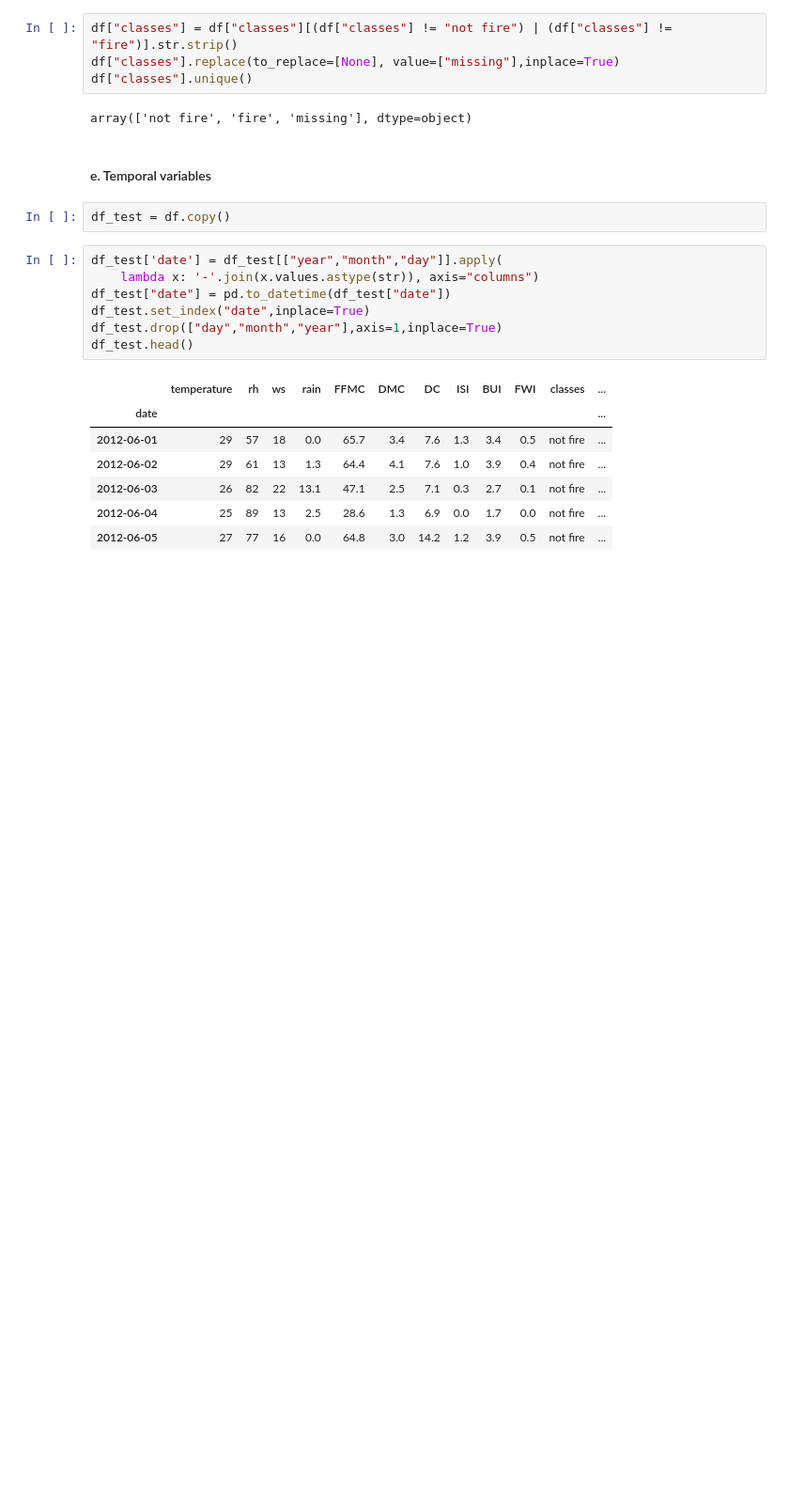
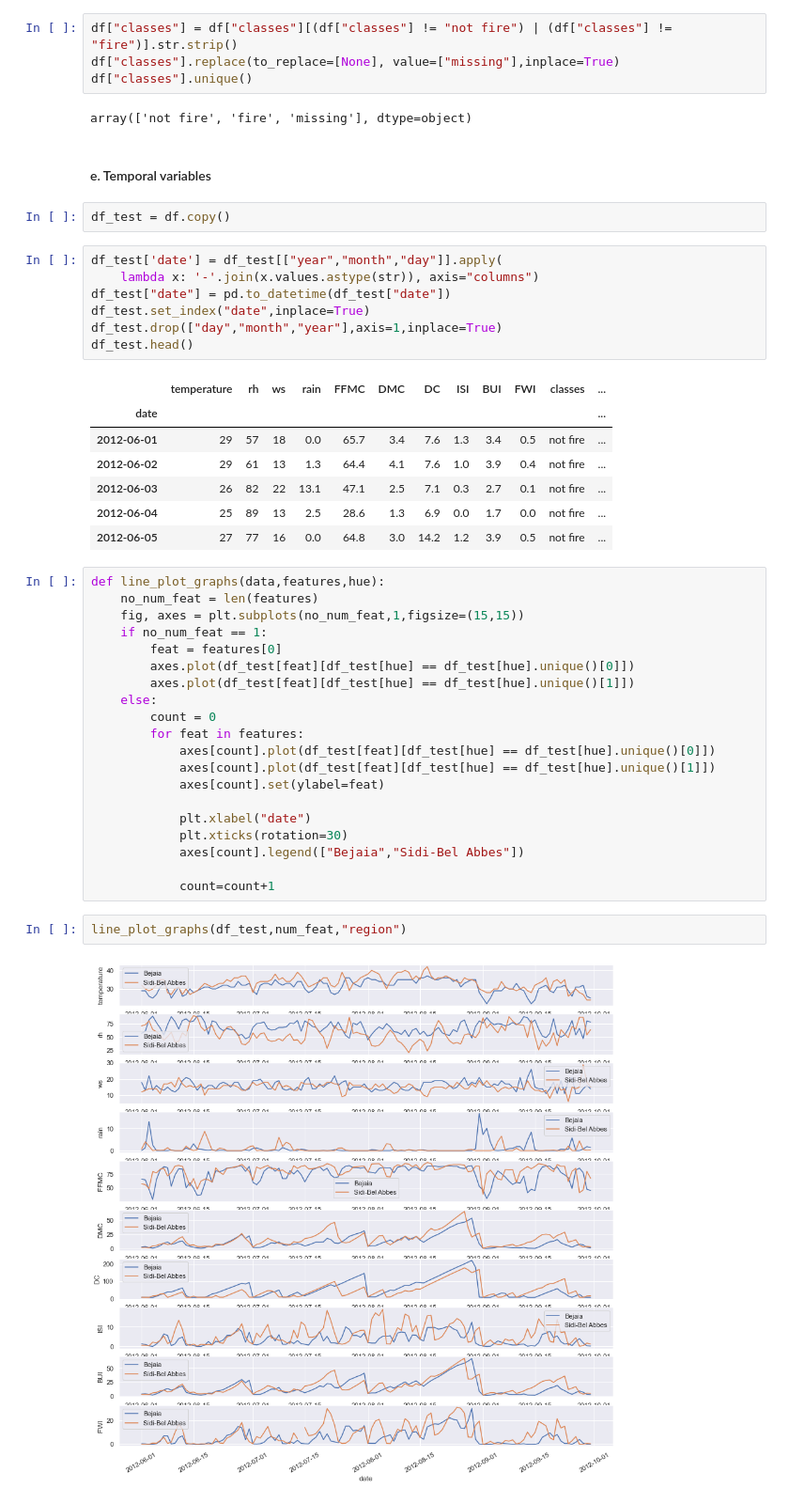
Before and after one commit to sreeman-11021996/Algeria_Forest_Fire_Predictor, a Jupyter notebook: Forest Fires part 1 - EDA.ipynb, the cells around one changed output. Shown: that part at 94% size. Drawn from its saved outputs; the diff is of its cells as text; blank space fills up the shorter version.

```diff
--- a/Forest Fires part 1 - EDA.ipynb
+++ b/Forest Fires part 1 - EDA.ipynb
@@ -404,3 +404,27 @@ df_test.head()
 | 2012-06-03 | 26 | 82 | 22 | 13.1 | 47.1 | 2.5 | 7.1 | 0.3 | 2.7 | 0.1 | not fire | ... |
 | 2012-06-04 | 25 | 89 | 13 | 2.5 | 28.6 | 1.3 | 6.9 | 0.0 | 1.7 | 0.0 | not fire | ... |
 | 2012-06-05 | 27 | 77 | 16 | 0.0 | 64.8 | 3.0 | 14.2 | 1.2 | 3.9 | 0.5 | not fire | ... |
+# %%
+def line_plot_graphs(data,features,hue):
+    no_num_feat = len(features)
+    fig, axes = plt.subplots(no_num_feat,1,figsize=(15,15))
+    if no_num_feat == 1:
+        feat = features[0]
+        axes.plot(df_test[feat][df_test[hue] == df_test[hue].unique()[0]])
+        axes.plot(df_test[feat][df_test[hue] == df_test[hue].unique()[1]])
+    else:
+        count = 0
+        for feat in features:
+            axes[count].plot(df_test[feat][df_test[hue] == df_test[hue].unique()[0]])
+            axes[count].plot(df_test[feat][df_test[hue] == df_test[hue].unique()[1]])
+            axes[count].set(ylabel=feat)
+
+            plt.xlabel("date")
+            plt.xticks(rotation=30)
+            axes[count].legend(["Bejaia","Sidi-Bel Abbes"])
+
+            count=count+1
+# %%
+line_plot_graphs(df_test,num_feat,"region")
+# %% [output]
+[figure, added]
```
Also changed, not shown: parts of 4 cells of this notebook.
